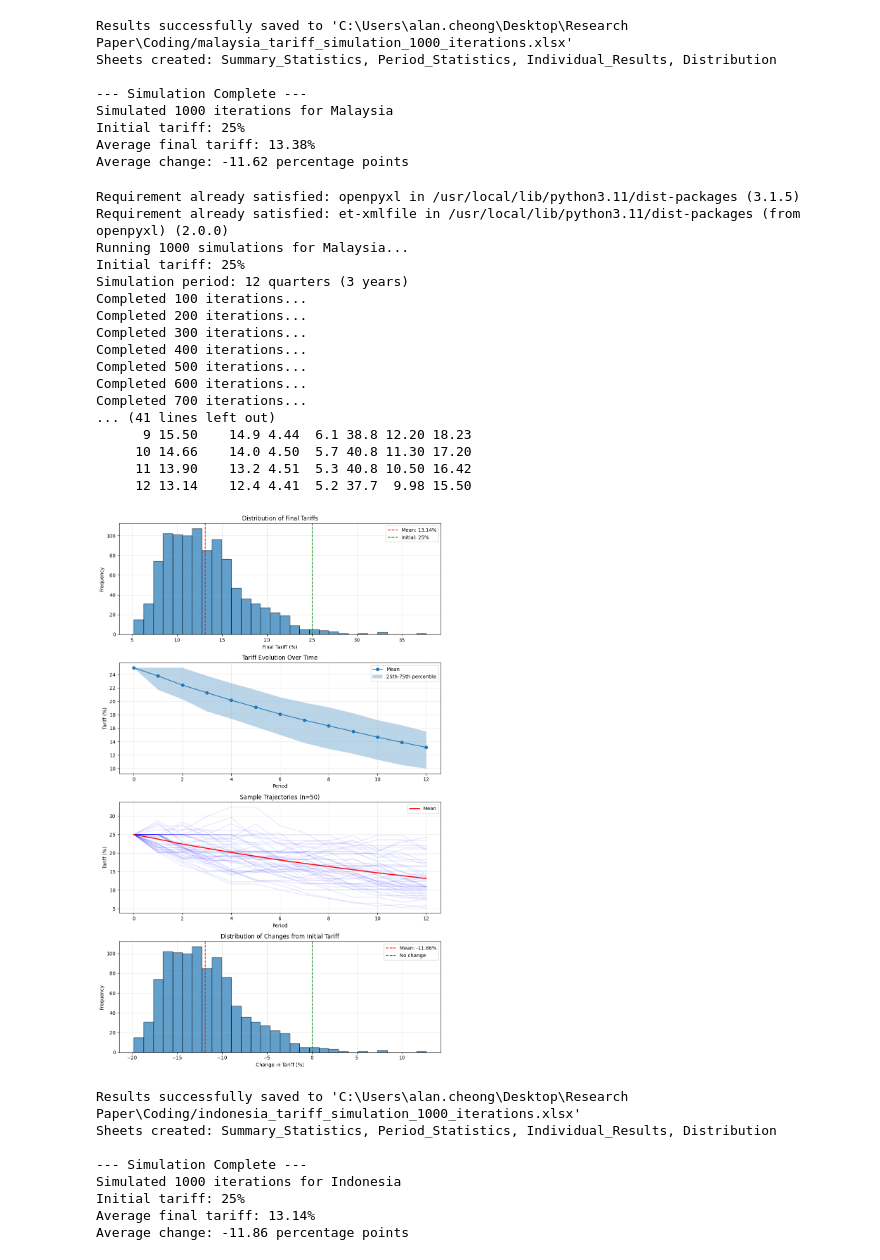
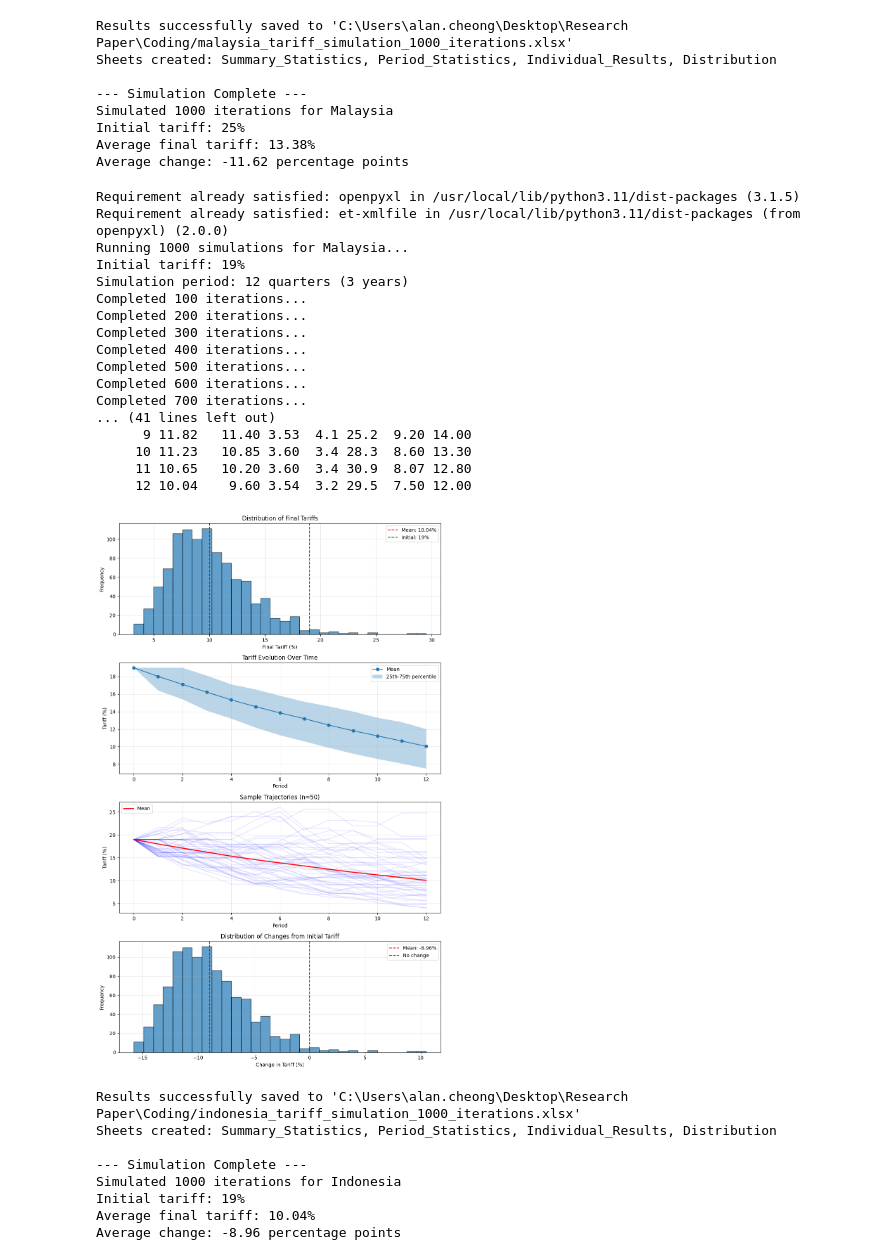
Before and after one commit to Alan-Cheong/IEEE_QW_2020, a Jupyter notebook: US_Trade_Tariffs.ipynb, the cells around one changed output. Cells and saved outputs as stored; diff of their text form; code cells hidden in the pictures.

```diff
--- a/US_Trade_Tariffs.ipynb
+++ b/US_Trade_Tariffs.ipynb
@@ -2621,7 +2621,7 @@ MIN_TARIFF = 0 # Define a floor for tariffs
 HIGH_TARIFF_THRESHOLD = 5 # Tariffs above this are considered 'high'
 
 # Indonesia's initial tariff (from the original data)
-INDONESIA_INITIAL_TARIFF = 25
+INDONESIA_INITIAL_TARIFF = 19
 
 # Probabilities (same as original)
 # -- Country Stance Probabilities (based on current US tariff) --
@@ -2889,44 +2889,44 @@ try:
 except ImportError:
     print(f"\nError: Could not save to Excel.")
     print(f"The 'openpyxl' library is required. Please install it using:")
     print(f"  pip install openpyxl")
 except PermissionError:
     print(f"\nError: Could not save to '{excel_filepath}'.")
     print(f"Permission denied. Make sure the directory exists, you have write permissions, and the file is not open.")
 except OSError as e:
     print(f"\nAn OS error occurred while trying to save to '{excel_filepath}': {e}")
 except Exception as e:
     print(f"\nAn unexpected error occurred while saving to '{excel_filepath}': {e}")
 
 print(f"\n--- Simulation Complete ---")
 print(f"Simulated {N_ITERATIONS} iterations for Indonesia")
 print(f"Initial tariff: {INDONESIA_INITIAL_TARIFF}%")
 print(f"Average final tariff: {np.mean(final_tariffs):.2f}%")
 print(f"Average change: {np.mean(final_tariffs) - INDONESIA_INITIAL_TARIFF:.2f} percentage points")
 # %% [output]
 Requirement already satisfied: openpyxl in /usr/local/lib/python3.11/dist-packages (3.1.5)
 Requirement already satisfied: et-xmlfile in /usr/local/lib/python3.11/dist-packages (from openpyxl) (2.0.0)
 Running 1000 simulations for Malaysia...
-Initial tariff: 25%
+Initial tariff: 19%
 Simulation period: 12 quarters (3 years)
 Completed 100 iterations...
 Completed 200 iterations...
 Completed 300 iterations...
 Completed 400 iterations...
 Completed 500 iterations...
 Completed 600 iterations...
 Completed 700 iterations...
 ... (41 lines left out)
-      9 15.50    14.9 4.44  6.1 38.8 12.20 18.23
-     10 14.66    14.0 4.50  5.7 40.8 11.30 17.20
-     11 13.90    13.2 4.51  5.3 40.8 10.50 16.42
-     12 13.14    12.4 4.41  5.2 37.7  9.98 15.50
+      9 11.82   11.40 3.53  4.1 25.2  9.20 14.00
+     10 11.23   10.85 3.60  3.4 28.3  8.60 13.30
+     11 10.65   10.20 3.60  3.4 30.9  8.07 12.80
+     12 10.04    9.60 3.54  3.2 29.5  7.50 12.00
-[figure, old version]
+[figure, new version]
 Results successfully saved to 'C:\Users\alan.cheong\Desktop\Research Paper\Coding/indonesia_tariff_simulation_1000_iterations.xlsx'
 Sheets created: Summary_Statistics, Period_Statistics, Individual_Results, Distribution
 
 --- Simulation Complete ---
 Simulated 1000 iterations for Indonesia
-Initial tariff: 25%
-Average final tariff: 13.14%
-Average change: -11.86 percentage points
+Initial tariff: 19%
+Average final tariff: 10.04%
+Average change: -8.96 percentage points
```
Also changed, not shown: parts of 1 cell of this notebook.
